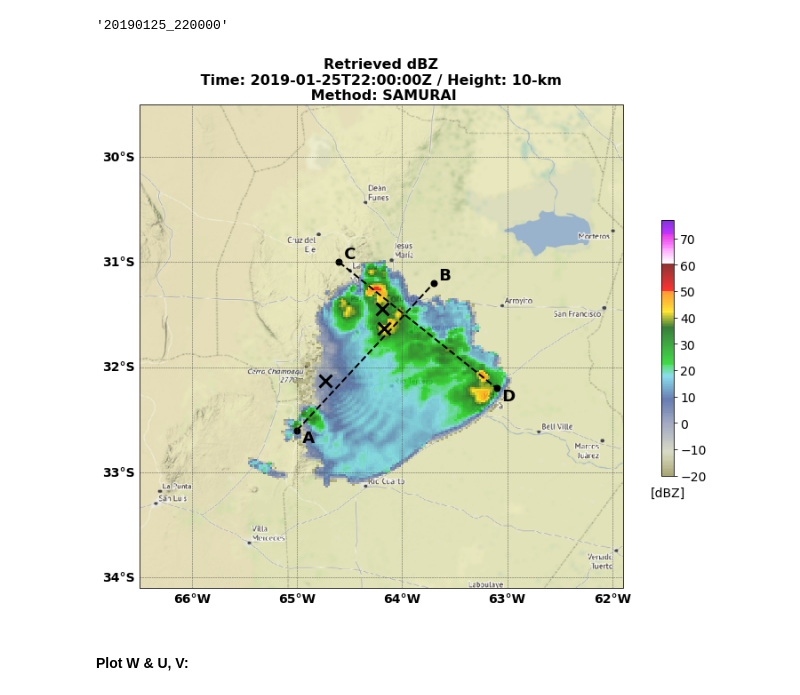
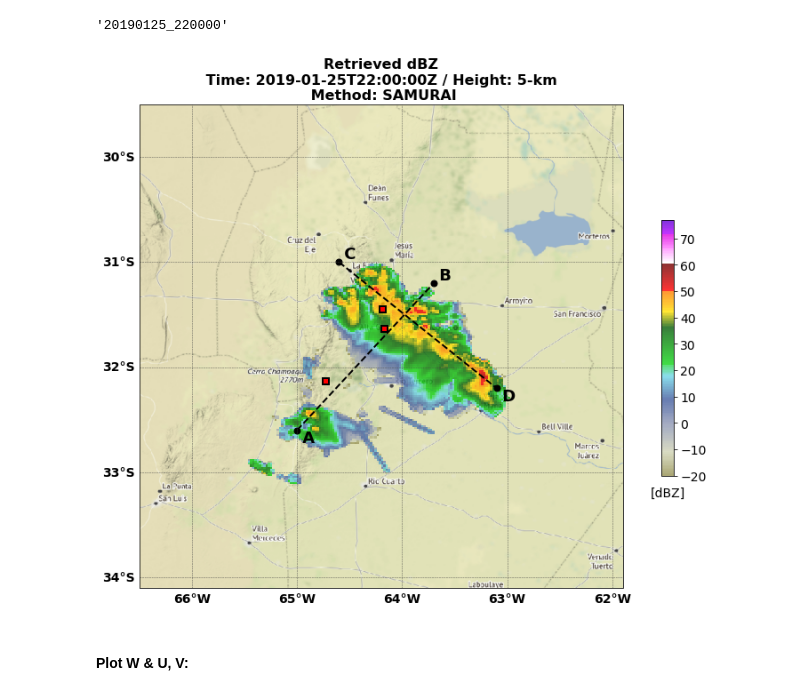
Before and after one commit to yuhungjui/CACTI_Radar_Analysis, a Jupyter notebook: radars_plot_map_test.ipynb, the cells around one changed output. Drawn from its saved outputs; the diff is of its cells as text; code cells hidden in the pictures.

Commit message:
update map dd area and xsec plots ipynb

```diff
--- a/radars_plot_map_test.ipynb
+++ b/radars_plot_map_test.ipynb
@@ -179,8 +179,23 @@ lat = ds_radar_re['lat0']
 ### Plot 1: Maps:
 # %% [markdown]
 #### Set plotting parameters:
+# %%
+## Set site locations lat/lon:
+site_locs = { 'CSAPR2': [-64.73, -32.13]
+            , 'CHIVO': [-64.17, -31.63]
+            , 'RMA1': [-64.191922, -31.441328]
+            }
+
+radar_ranges = { 'CSAPR2': 110
+               , 'CHIVO': 150
+               , 'RMA1': 117
+               }
+
+# print(list(site_locs.keys()))
+# for si, sname in enumerate(list(site_locs.keys())):
+#     print(sname)
 # %%
-plot_alt = 10 #km
+plot_alt = 5 #km
 
 if test_method == 'FRACTL':
     plot_alt_m = plot_alt*1e3 #meter
@@ -336,44 +348,22 @@ cf1 = ax1.pcolormesh( plotting_lon, plotting_lat, plotting_var
 #                     # , norm=Normalize(-5, 75)
 #                     )
 
-## Loc. CSAPR2:
-plt.plot( -64.73, -32.13
-        # , color='k'
-        , marker='x'
-        , markersize=14
-        , mec='k'
-        , mew=3
-        , mfc='none'
-        # , markevery=[0,-1]
-        # , linewidth=1.0
-        # , linestyle='--'
-        )
+## Plot site locations:
+for si, sname in enumerate(list(site_locs.keys())):
 
-## Loc. CHIVO:
-plt.plot( -64.17, -31.63
-        # , color='k'
-        , marker='x'
-        , markersize=14
-        , mec='k'
-        , mew=3
-        , mfc='none'
-        # , markevery=[0,-1]
-        # , linewidth=1.0
-        # , linestyle='--'
-        )
-
-## Loc.RMA1:
-plt.plot( -64.191922, -31.441328
-        # , color='k'
-        , marker='x'
-        , markersize=14
-        , mec='k'
-        , mew=3
-        , mfc='none'
-        # , markevery=[0,-1]
-        # , linewidth=1.0
-        # , linestyle='--'
-        )
+    ## Site locations:
+    plt.plot( site_locs[sname][0], site_locs[sname][1]
+            # , color='k'
+            , marker='s'
+            , markersize=7
+            , mec='k'
+            , mew=2
+            , mfc='r'
+            # , markevery=[0,-1]
+            # , linewidth=1.0
+            # , linestyle='--'
+            , transform=ccrs.PlateCarree()
+            )
 
 # ## Loc. RWP:
 # plt.plot( -64.72837, -32.12641
@@ -432,34 +422,34 @@ plt.text( xsec2_LON[1], xsec2_LAT[1], ' D '
         , fontsize=18
         , fontweight='bold'
         , va='top'
         )
 
 cf1_title = plt.title( 'Retrieved dBZ'
                      # + test_time.strftime('%Y-%m-%d T%H:%M:%SZ')
                      + '\n Time: ' + np.datetime_as_string(ds_radar.time.data[0], unit='s') + 'Z'
                      + ' / Height: ' + str(plot_alt) + '-km'
                      + ' \n Method: ' + test_method
                      # + ' \n Radar: ' + test_dataset
                      ,fontsize=16
                      ,fontweight='bold'
                      )
 
 cbar_ax = fig.add_axes([0.95, 0.3, 0.02, 0.4])
 cbar = fig.colorbar(cf1, cax=cbar_ax, fraction=0.04)
 cbar.ax.tick_params(labelsize=14)
 cbar.ax.set_title('[dBZ]', fontsize=14, y=-0.1) #fontweight='bold'
 
 
 ## Save figure:
 plt.savefig( test_time.strftime('%Y%m%d_%H%M%S')
              # './' + ds_radar.time.data[0].astype('datetime64[s]').item().strftime('%Y%m%d_%H%M%S')
            + '_' + test_method
            + '_map_DBZ_xline.png'
            , bbox_inches='tight'
            , dpi=300
            )
 # %% [output]
-[figure, old version]
+[figure, new version]
 # %% [markdown]
 #### Plot W & U, V:
 # %%
```
Also changed, not shown: parts of 4 cells of this notebook, 8 other files.
